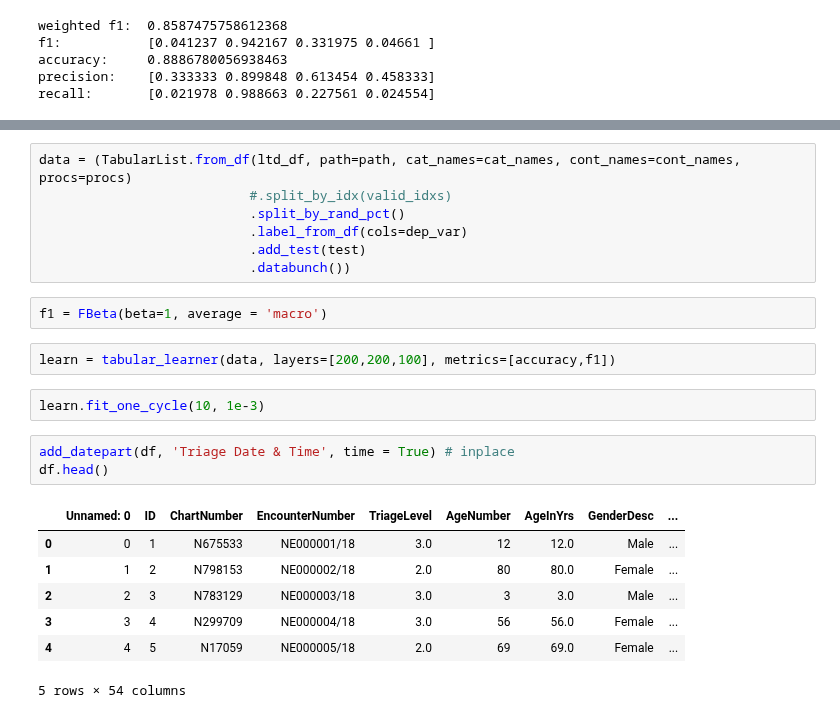
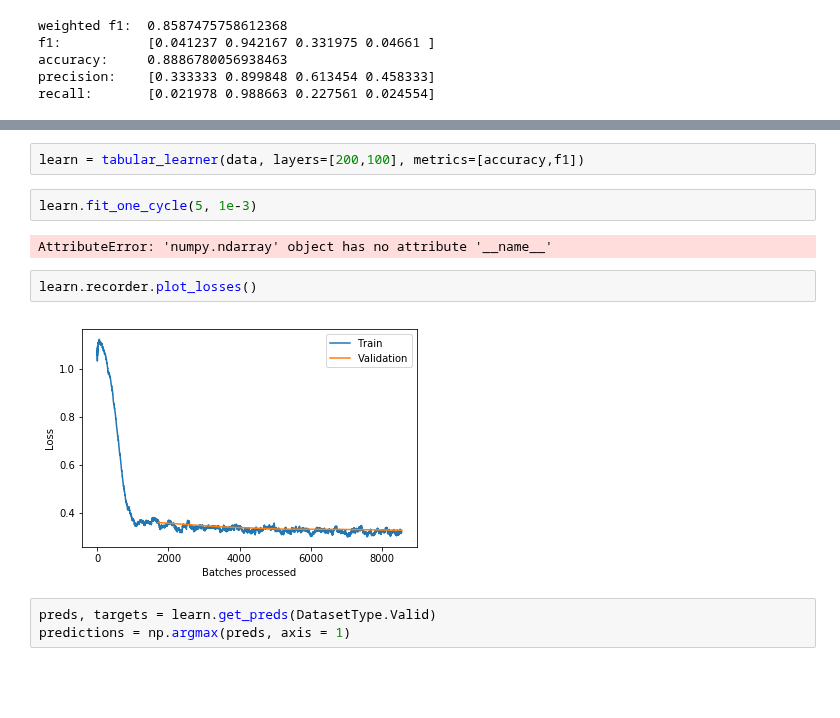
Before and after one commit to Jaskolk/ed-triage, a Jupyter notebook: ED_triage_tabular.ipynb, the cells around one changed output, grey strips where cells are left out. Saved outputs shown, nothing was run; the diff lists cells and outputs as text; blank space fills up the shorter version.

Commit message:
bert experiments, started mixing data types

```diff
--- a/ED_triage_tabular.ipynb
+++ b/ED_triage_tabular.ipynb
@@ -242,24 +203,13 @@ test = TabularList.from_df(ltd_df.copy(), path=path, cat_names=cat_names, cont_n
-# %%
-data = (TabularList.from_df(ltd_df, path=path, cat_names=cat_names, cont_names=cont_names, procs=procs)
-                           #.split_by_idx(valid_idxs)
-                           .split_by_rand_pct()
-                           .label_from_df(cols=dep_var)
-                           .add_test(test)
-                           .databunch())
-# %%
-f1 = FBeta(beta=1, average = 'macro')
 # %%
-learn = tabular_learner(data, layers=[200,200,100], metrics=[accuracy,f1])
+learn = tabular_learner(data, layers=[200,100], metrics=[accuracy,f1])
 # %%
-learn.fit_one_cycle(10, 1e-3)
+learn.fit_one_cycle(5, 1e-3)
+# %% [output]
+AttributeError: 'numpy.ndarray' object has no attribute '__name__'
-# %%
-add_datepart(df, 'Triage Date & Time', time = True) # inplace
-df.head()
-# %% [output]
-|  | Unnamed: 0 | ID | ChartNumber | EncounterNumber | TriageLevel | AgeNumber | AgeInYrs | GenderDesc | ... |
-| 0 | 0 | 1 | N675533 | NE000001/18 | 3.0 | 12 | 12.0 | Male | ... |
-| 1 | 1 | 2 | N798153 | NE000002/18 | 2.0 | 80 | 80.0 | Female | ... |
-| 2 | 2 | 3 | N783129 | NE000003/18 | 3.0 | 3 | 3.0 | Male | ... |
-| 3 | 3 | 4 | N299709 | NE000004/18 | 3.0 | 56 | 56.0 | Female | ... |
-| 4 | 4 | 5 | N17059 | NE000005/18 | 2.0 | 69 | 69.0 | Female | ... |
-5 rows × 54 columns
+# %%
+learn.recorder.plot_losses()
+# %% [output]
+[figure, added]
+# %%
+preds, targets = learn.get_preds(DatasetType.Valid)
+predictions = np.argmax(preds, axis = 1)
```
Also changed, not shown: parts of 24 cells of this notebook, 2 other files.
